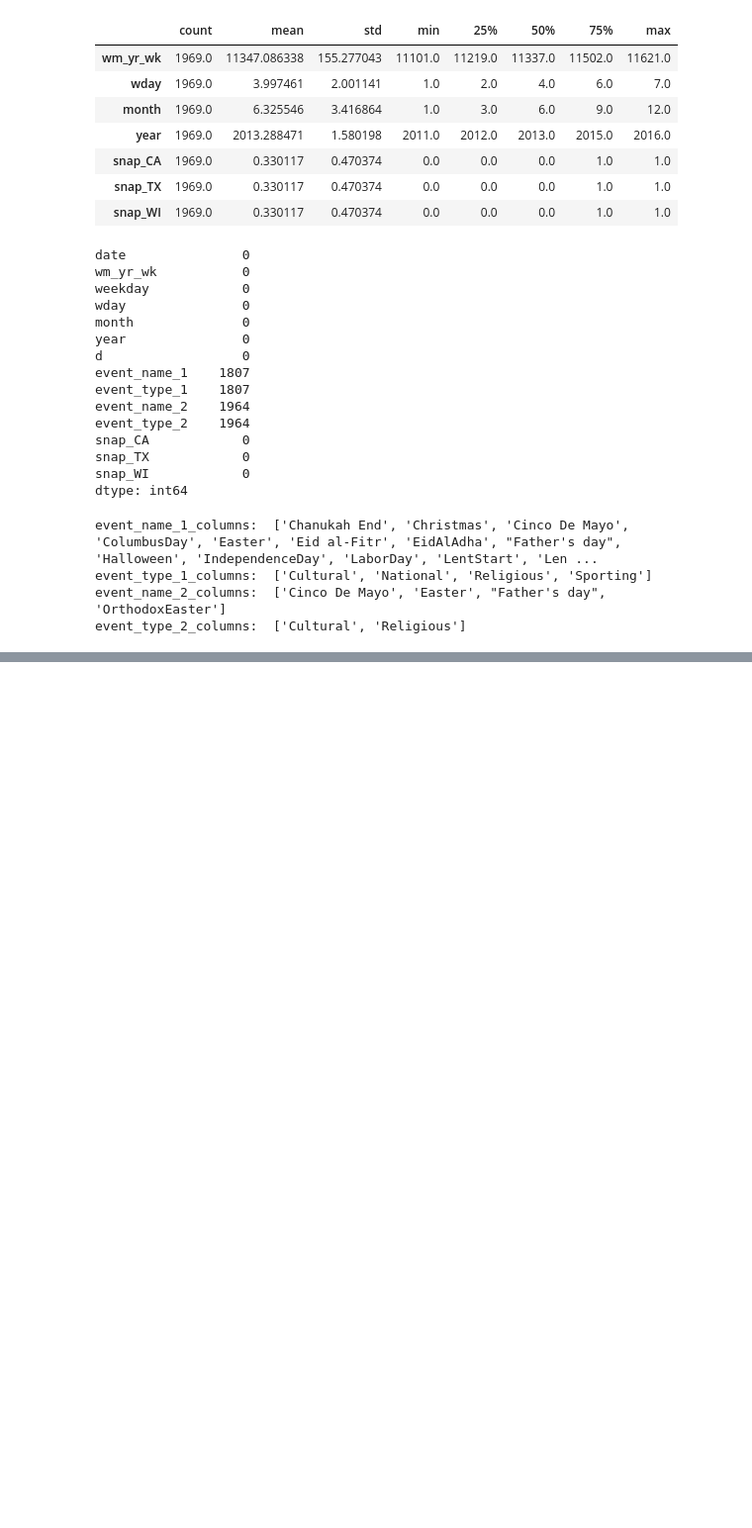
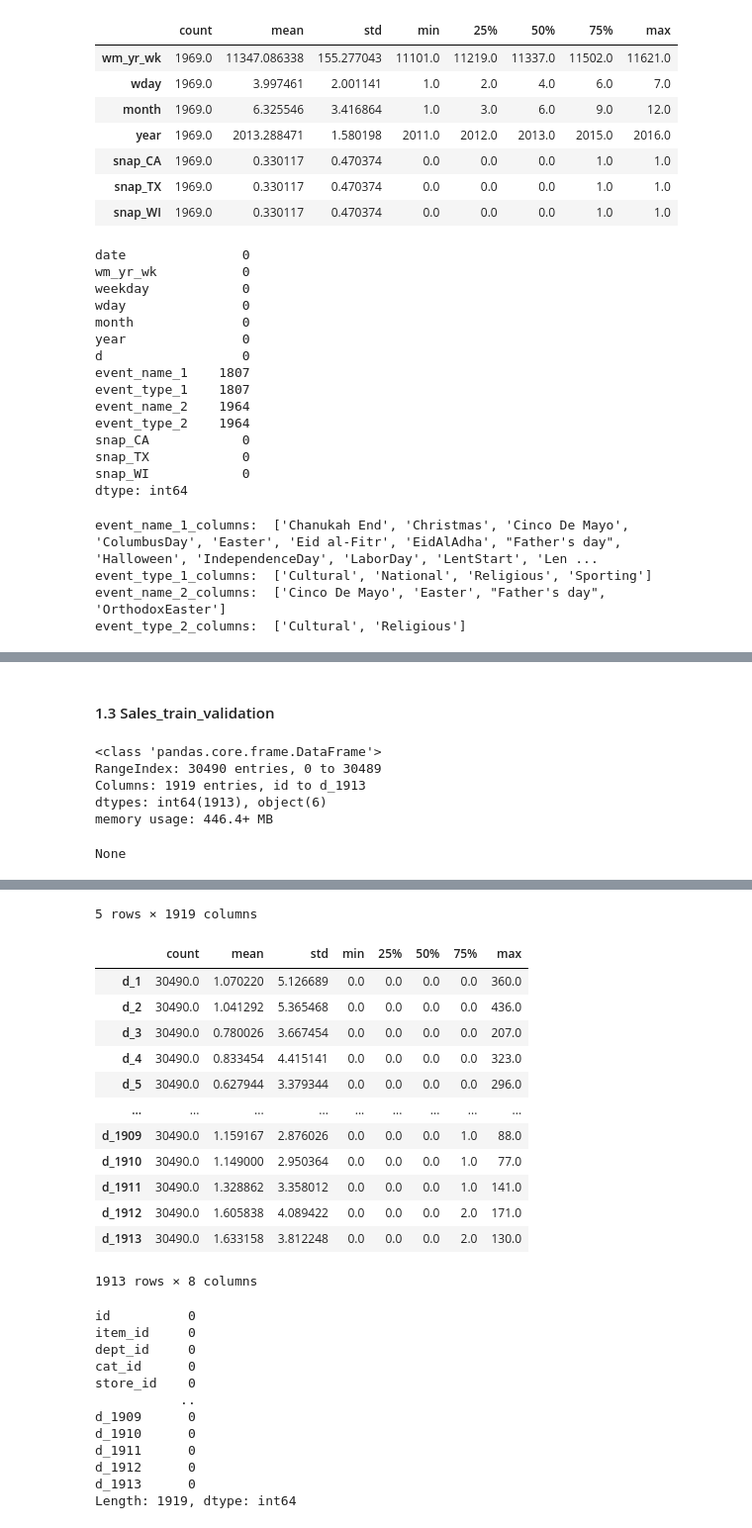
Before and after one commit to ionahu08/M5Forecasting_Accuracy, a Jupyter notebook: code/project_M5.ipynb, the cells around one changed output, grey strips where cells are left out. Shown at 99% size. Saved outputs shown, nothing was run; the diff lists cells and outputs as text; code cells hidden in the pictures; blank space fills up the shorter version.

Commit message:
working on 1.2 Sales_Train_Validation in the middle

```diff
--- a/code/project_M5.ipynb
+++ b/code/project_M5.ipynb
@@ -138,0 +175,14 @@ calendar.head().T
+# %% [markdown]
+#### 1.3 Sales_train_validation
+# %%
+display(sales_train_val.info())
+display(sales_train_val.head())
+display(sales_train_val.describe().T)
+display(sales_train_val.isnull().sum().T)
+# %% [output]
+<class 'pandas.core.frame.DataFrame'>
+RangeIndex: 30490 entries, 0 to 30489
+Columns: 1919 entries, id to d_1913
+dtypes: int64(1913), object(6)
+memory usage: 446.4+ MB
+None
@@ -138,0 +195,26 @@ calendar.head().T
+5 rows × 1919 columns
+|  | count | mean | std | min | 25% | 50% | 75% | max |
+| d_1 | 30490.0 | 1.070220 | 5.126689 | 0.0 | 0.0 | 0.0 | 0.0 | 360.0 |
+| d_2 | 30490.0 | 1.041292 | 5.365468 | 0.0 | 0.0 | 0.0 | 0.0 | 436.0 |
+| d_3 | 30490.0 | 0.780026 | 3.667454 | 0.0 | 0.0 | 0.0 | 0.0 | 207.0 |
+| d_4 | 30490.0 | 0.833454 | 4.415141 | 0.0 | 0.0 | 0.0 | 0.0 | 323.0 |
+| d_5 | 30490.0 | 0.627944 | 3.379344 | 0.0 | 0.0 | 0.0 | 0.0 | 296.0 |
+| ... | ... | ... | ... | ... | ... | ... | ... | ... |
+| d_1909 | 30490.0 | 1.159167 | 2.876026 | 0.0 | 0.0 | 0.0 | 1.0 | 88.0 |
+| d_1910 | 30490.0 | 1.149000 | 2.950364 | 0.0 | 0.0 | 0.0 | 1.0 | 77.0 |
+| d_1911 | 30490.0 | 1.328862 | 3.358012 | 0.0 | 0.0 | 0.0 | 1.0 | 141.0 |
+| d_1912 | 30490.0 | 1.605838 | 4.089422 | 0.0 | 0.0 | 0.0 | 2.0 | 171.0 |
+| d_1913 | 30490.0 | 1.633158 | 3.812248 | 0.0 | 0.0 | 0.0 | 2.0 | 130.0 |
+1913 rows × 8 columns
+id          0
+item_id     0
+dept_id     0
+cat_id      0
+store_id    0
+           ..
+d_1909      0
+d_1910      0
+d_1911      0
+d_1912      0
+d_1913      0
+Length: 1919, dtype: int64
```
Also changed, not shown: parts of 6 cells of this notebook.
